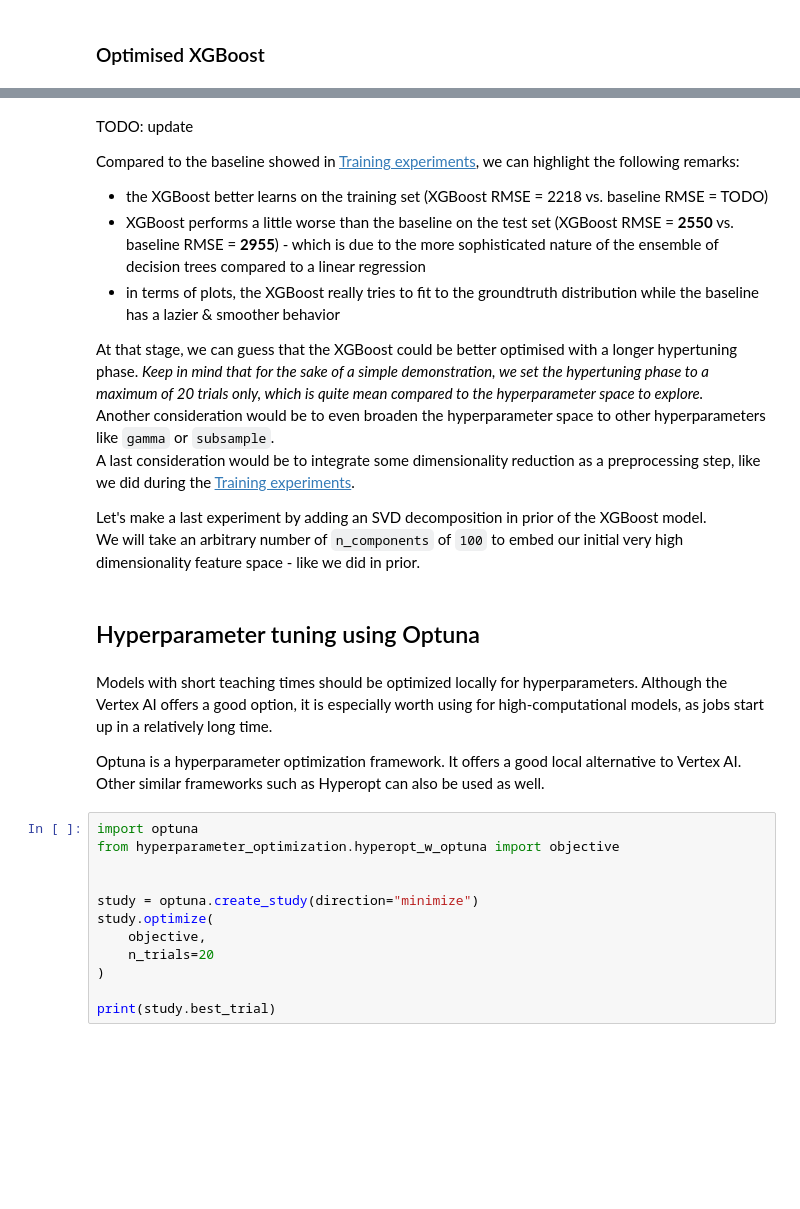
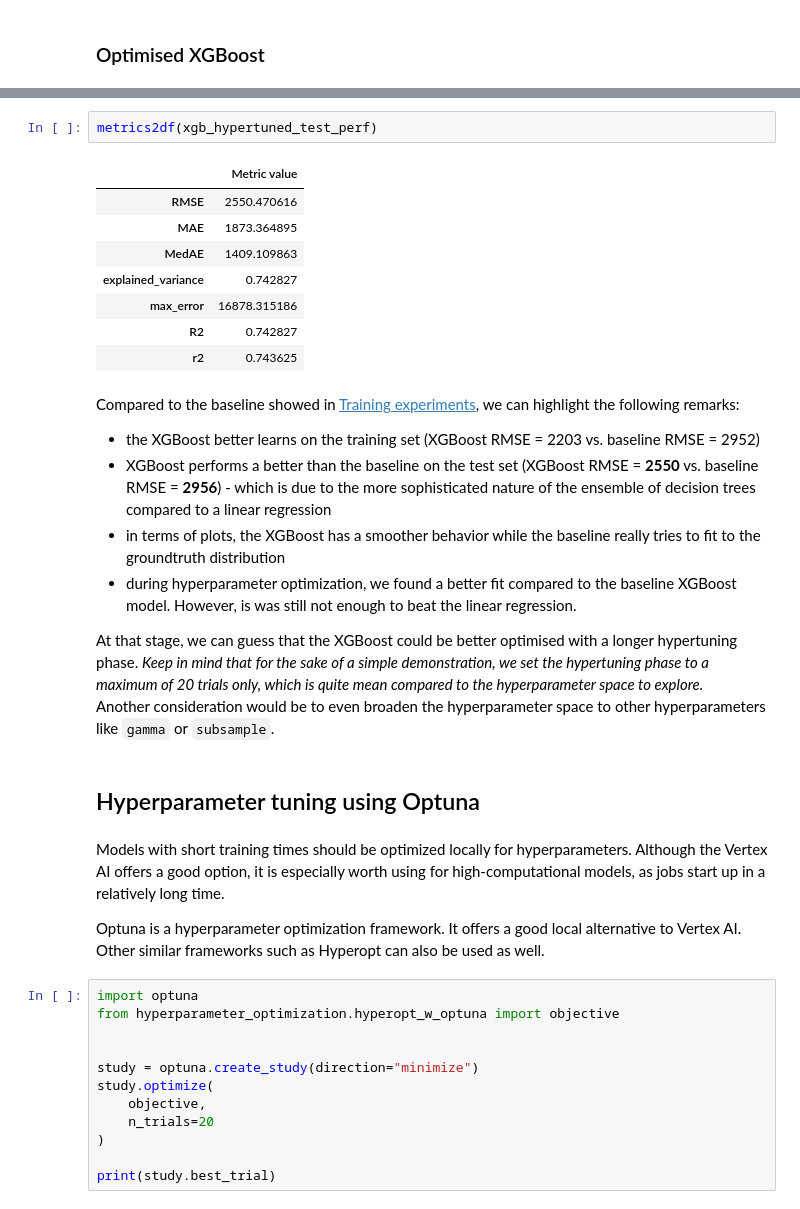
Before and after one commit to aliz-ai/ml-spec-2022, a Jupyter notebook: Demo #2/notebooks/4. Model hyper-parameter tuning & evaluation.ipynb, the cells around one changed output, grey strips where cells are left out. Saved outputs shown, nothing was run; the diff lists cells and outputs as text; blank space fills up the shorter version.

Commit message:
Evaluate hyperparam search results

```diff
--- a/Demo #2/notebooks/4. Model hyper-parameter tuning & evaluation.ipynb
+++ b/Demo #2/notebooks/4. Model hyper-parameter tuning & evaluation.ipynb
@@ -140,22 +125,28 @@ pprint(xgb_test_perf)
+# %%
+metrics2df(xgb_hypertuned_test_perf)
+# %% [output]
+|  | Metric value |
+| RMSE | 2550.470616 |
+| MAE | 1873.364895 |
+| MedAE | 1409.109863 |
+| explained_variance | 0.742827 |
+| max_error | 16878.315186 |
+| R2 | 0.742827 |
+| r2 | 0.743625 |
 # %% [markdown]
-TODO: update
-
-Compared to the baseline showed in [Training experiments](https://6fbe85b20ee1f013-dot-datalab-vm-us-west1.googleusercontent.com/lab/tree/Demo%20#2/4.%20Training%20experiments.ipynb), we can highlight the following remarks:
-- the XGBoost better learns on the training set (XGBoost RMSE = 2218 vs. baseline RMSE = TODO)
-- XGBoost performs a little worse than the baseline on the test set (XGBoost RMSE = __2550__ vs. baseline RMSE = __2955__) - which is due to the more sophisticated nature of the ensemble of decision trees compared to a linear regression
-- in terms of plots, the XGBoost really tries to fit to the groundtruth distribution while the baseline has a lazier & smoother behavior
+Compared to the baseline showed in [Training experiments](TODO), we can highlight the following remarks:
+- the XGBoost better learns on the training set (XGBoost RMSE = 2203 vs. baseline RMSE = 2952)
+- XGBoost performs a better than the baseline on the test set (XGBoost RMSE = __2550__ vs. baseline RMSE = __2956__) - which is due to the more sophisticated nature of the ensemble of decision trees compared to a linear regression
+- in terms of plots, the XGBoost has a smoother behavior while the baseline really tries to fit to the groundtruth distribution
+- during hyperparameter optimization, we found a better fit compared to the baseline XGBoost model. However, is was still not enough to beat the linear regression.
 
 At that stage, we can guess that the XGBoost could be better optimised with a longer hypertuning phase.
 _Keep in mind that for the sake of a simple demonstration, we set the hypertuning phase to a maximum of 20 trials only, which is quite mean compared to the hyperparameter space to explore._
 <br>Another consideration would be to even broaden the hyperparameter space to other hyperparameters like `gamma` or `subsample`.
-<br>A last consideration would be to integrate some dimensionality reduction as a preprocessing step, like we did during the [Training experiments](https://6fbe85b20ee1f013-dot-datalab-vm-us-west1.googleusercontent.com/lab/tree/Demo%20#2/4.%20Training%20experiments.ipynb).
-
-Let's make a last experiment by adding an SVD decomposition in prior of the XGBoost model.
-<br>We will take an arbitrary number of `n_components` of `100` to embed our initial very high dimensionality feature space - like we did in prior.
 # %% [markdown]
 ## Hyperparameter tuning using Optuna
 # %% [markdown]
-Models with short teaching times should be optimized locally for hyperparameters. Although the Vertex AI offers a good option, it is especially worth using for high-computational models, as jobs start up in a relatively long time.
+Models with short training times should be optimized locally for hyperparameters. Although the Vertex AI offers a good option, it is especially worth using for high-computational models, as jobs start up in a relatively long time.
 
 Optuna is a hyperparameter optimization framework. It offers a good local alternative to Vertex AI. Other similar frameworks such as Hyperopt can also be used as well.
 # %%
```
Also changed, not shown: parts of 10 cells of this notebook, 5 other files.
